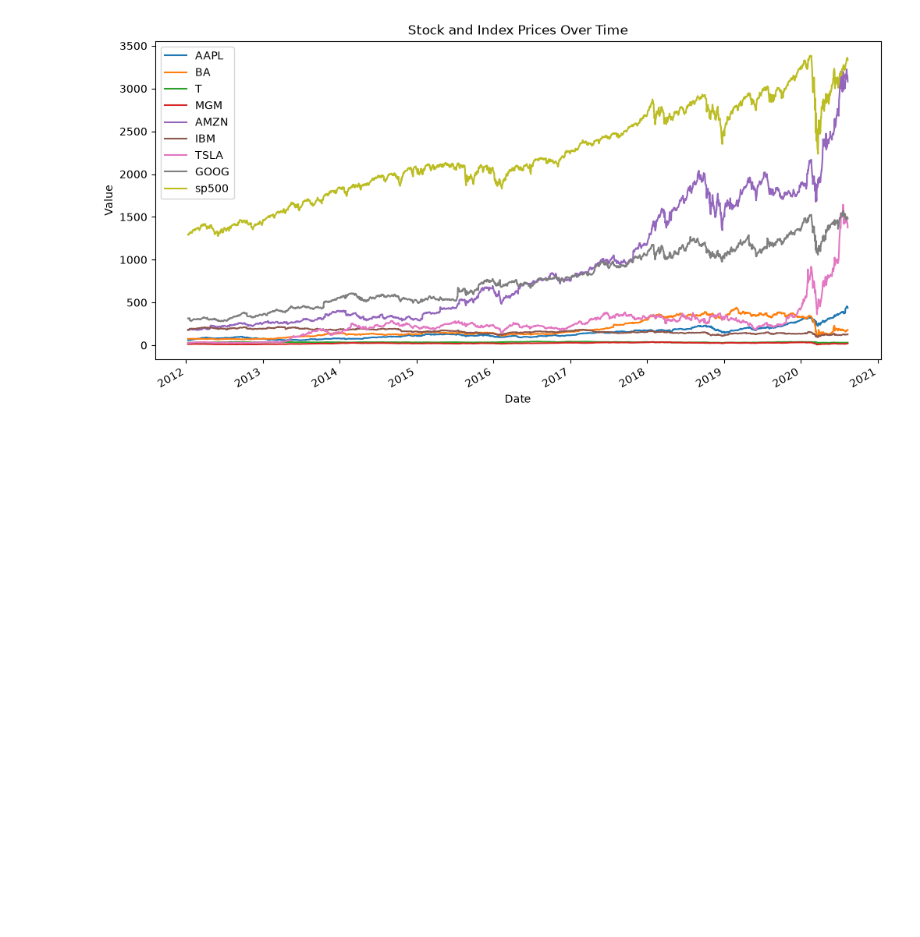
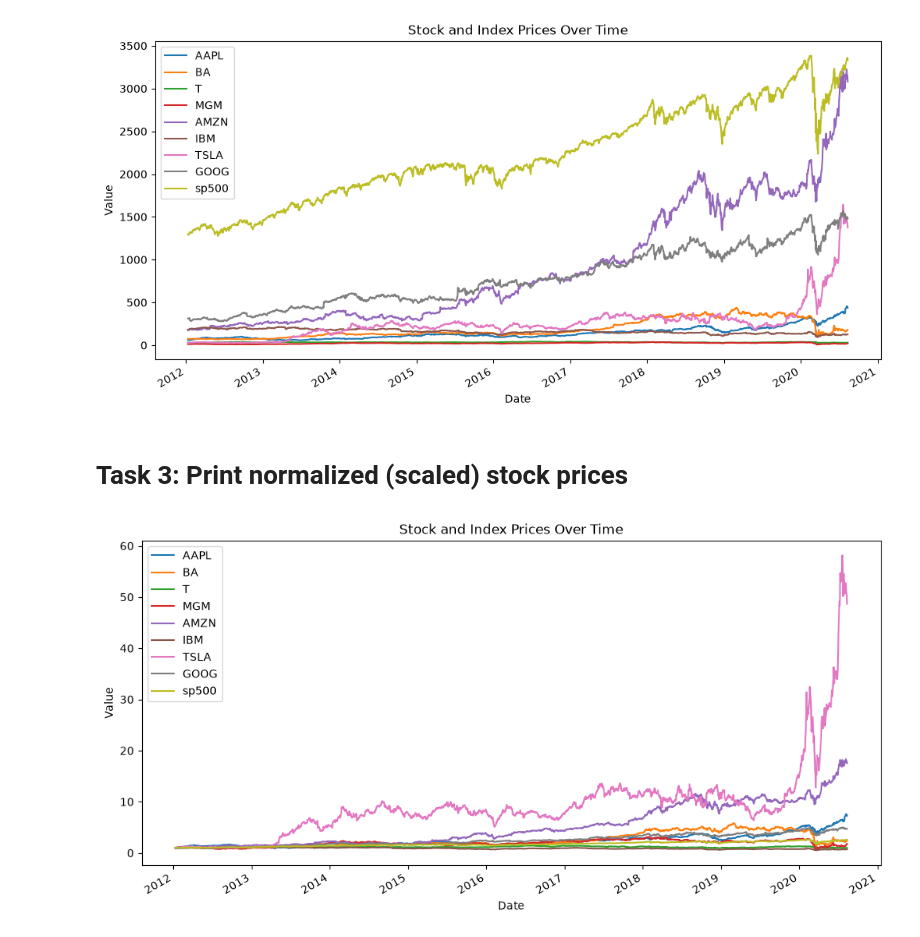
Before and after one commit to cboumans/Finance_with_Big_Data, a Jupyter notebook: lab1/lab1.ipynb, the cells around one changed output. Cells and saved outputs as stored; diff of their text form; code cells hidden in the pictures; blank space fills up the shorter version.

Commit message:
Task 3

```diff
--- a/lab1/lab1.ipynb
+++ b/lab1/lab1.ipynb
@@ -56,3 +56,17 @@ plot_dataframe(df)
 # %% [output]
 Matplotlib is building the font cache; this may take a moment.
 [figure]
+# %% [markdown]
+# Task 3: Print normalized (scaled) stock prices
+# %%
+def normalize_prices(dataframe):
+    normalized = dataframe.copy() # Not mutate original df
+    price_cols = normalized.columns.drop('Date')
+    initial_prices = normalized.loc[normalized['Date'] == '2012-01-12', price_cols].iloc[0] # Pick first date row
+    normalized[price_cols] = normalized[price_cols] / initial_prices
+    return normalized
+
+df_normalized = normalize_prices(df)
+plot_dataframe(df_normalized)
+# %% [output]
+[figure, added]
```
